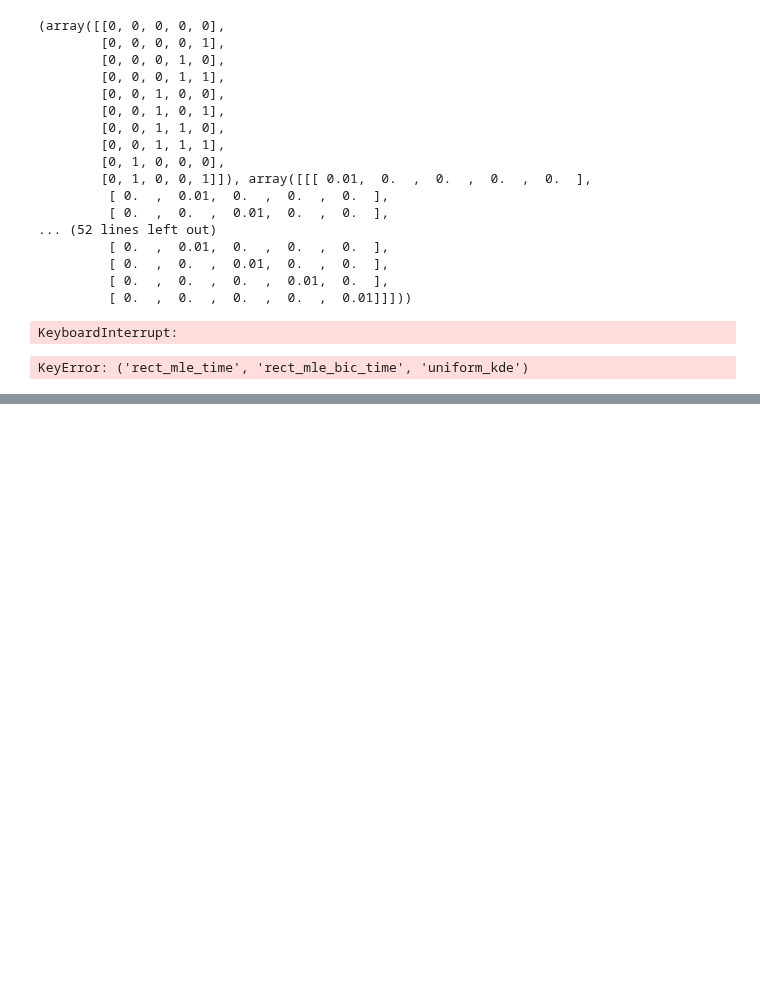
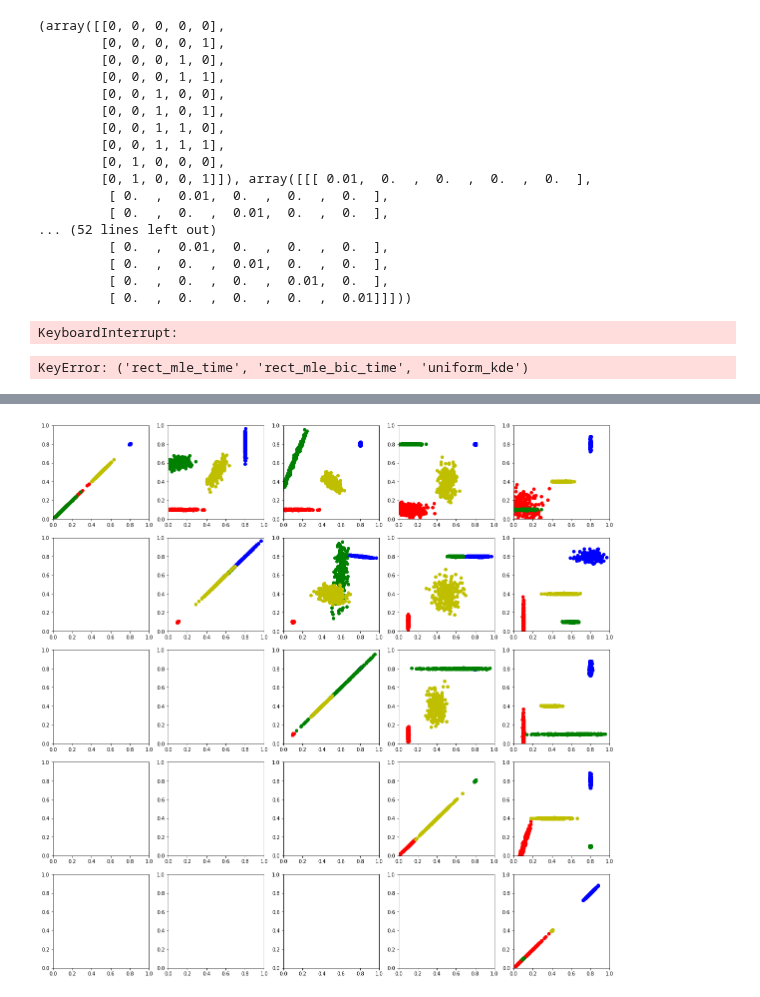
Before and after one commit to mehdisebbar/kl-aggregation, a Jupyter notebook: weight_vector_simulations_paper/weight_vector_estim_code/clustering.ipynb, the cells around one changed output, grey strips where cells are left out. Saved outputs shown, nothing was run; the diff lists cells and outputs as text; code cells hidden in the pictures; blank space fills up the shorter version.

```diff
--- a/weight_vector_simulations_paper/weight_vector_estim_code/clustering.ipynb
+++ b/weight_vector_simulations_paper/weight_vector_estim_code/clustering.ipynb
@@ -532,0 +746,15 @@ KeyError: ('rect_mle_time', 'rect_mle_bic_time', 'uniform_kde')
+# %%
+
+
+fig, ax = plt.subplots(p,p, figsize=(20,20))
+for i in range(p):
+    for j in range(i, p):
+        ax[i][j].set_xlim([0,1])
+        ax[i][j].set_ylim([0,1])
+        ax[i][j].scatter(XA[:,i], XA[:,j], color='r')
+        ax[i][j].scatter(XB[:,i], XB[:,j], color='b')
+        ax[i][j].scatter(XC[:,i], XC[:,j], color='g')
+        ax[i][j].scatter(XD[:,i], XD[:,j], color='y')
+fig.show()
+# %% [output]
+[figure, added]
```
Also changed, not shown: parts of 23 cells of this notebook, 1 other file.
